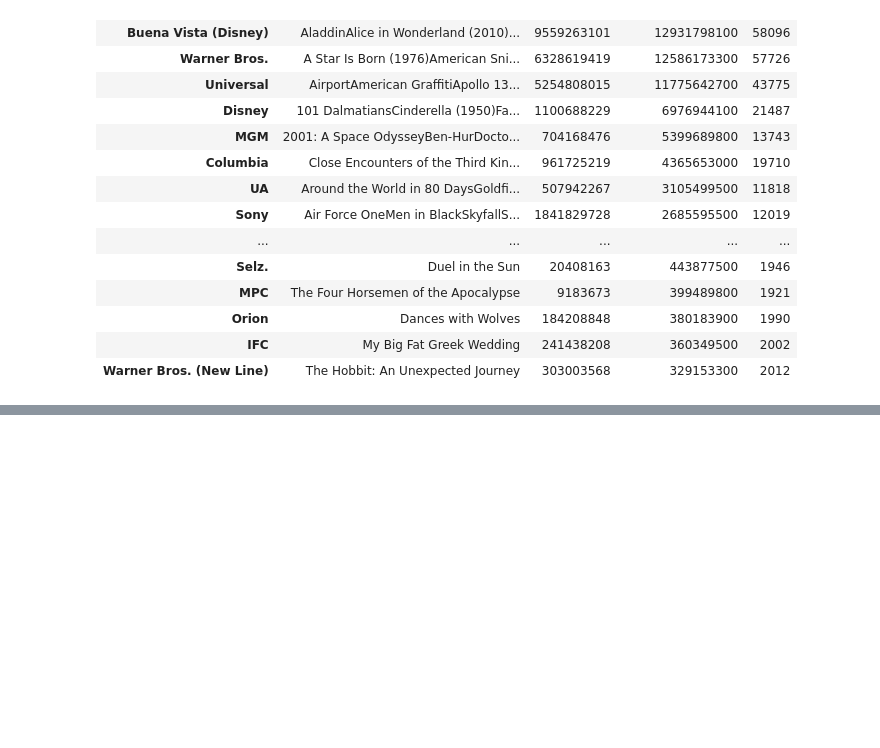
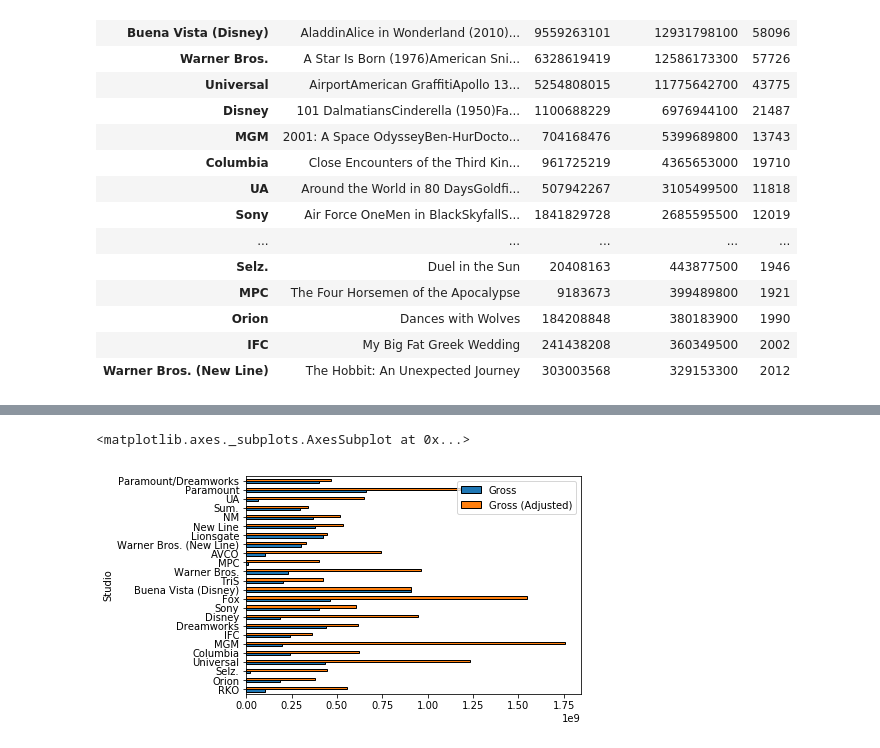
Before and after one commit to SYYoung/Berkeley, a Jupyter notebook: Computational thinking with Python/Week 1/Note1.ipynb, the cells around one changed output, grey strips where cells are left out. Saved outputs shown, nothing was run; the diff lists cells and outputs as text; code cells hidden in the pictures; blank space fills up the shorter version.

```diff
--- a/Computational thinking with Python/Week 1/Note1.ipynb
+++ b/Computational thinking with Python/Week 1/Note1.ipynb
@@ -231,0 +262,4 @@ help(movies.sort_values)
+# %%
+idx = movies.groupby(['Studio'])['Gross (Adjusted)'].transform(max) == movies['Gross (Adjusted)']
+# %%
+m2 = movies[idx]
@@ -231,0 +286,5 @@ help(movies.sort_values)
+# %%
+m2[['Studio','Gross','Gross (Adjusted)']].plot.barh('Studio')
+# %% [output]
+<matplotlib.axes._subplots.AxesSubplot at 0x...>
+[figure, added]
```
Also changed, not shown: parts of 18 cells of this notebook.
